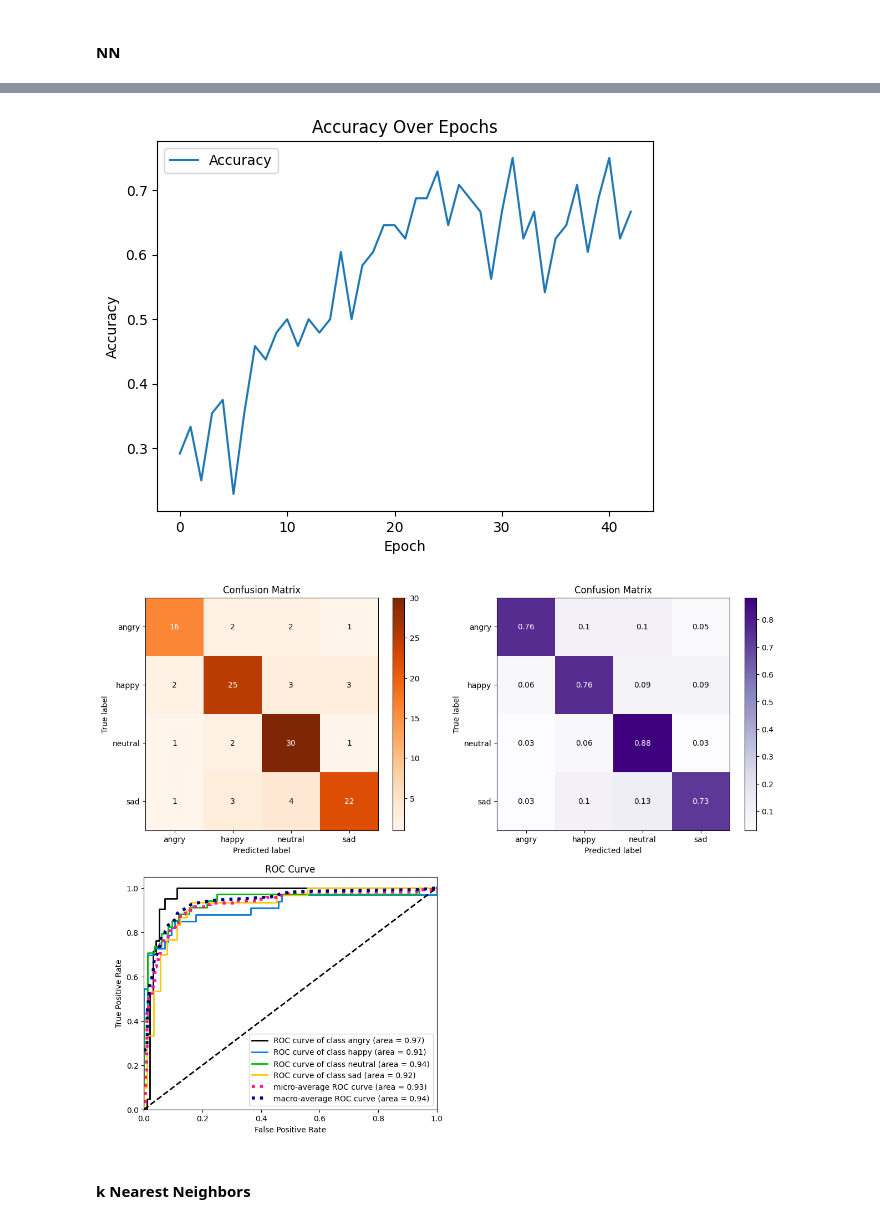
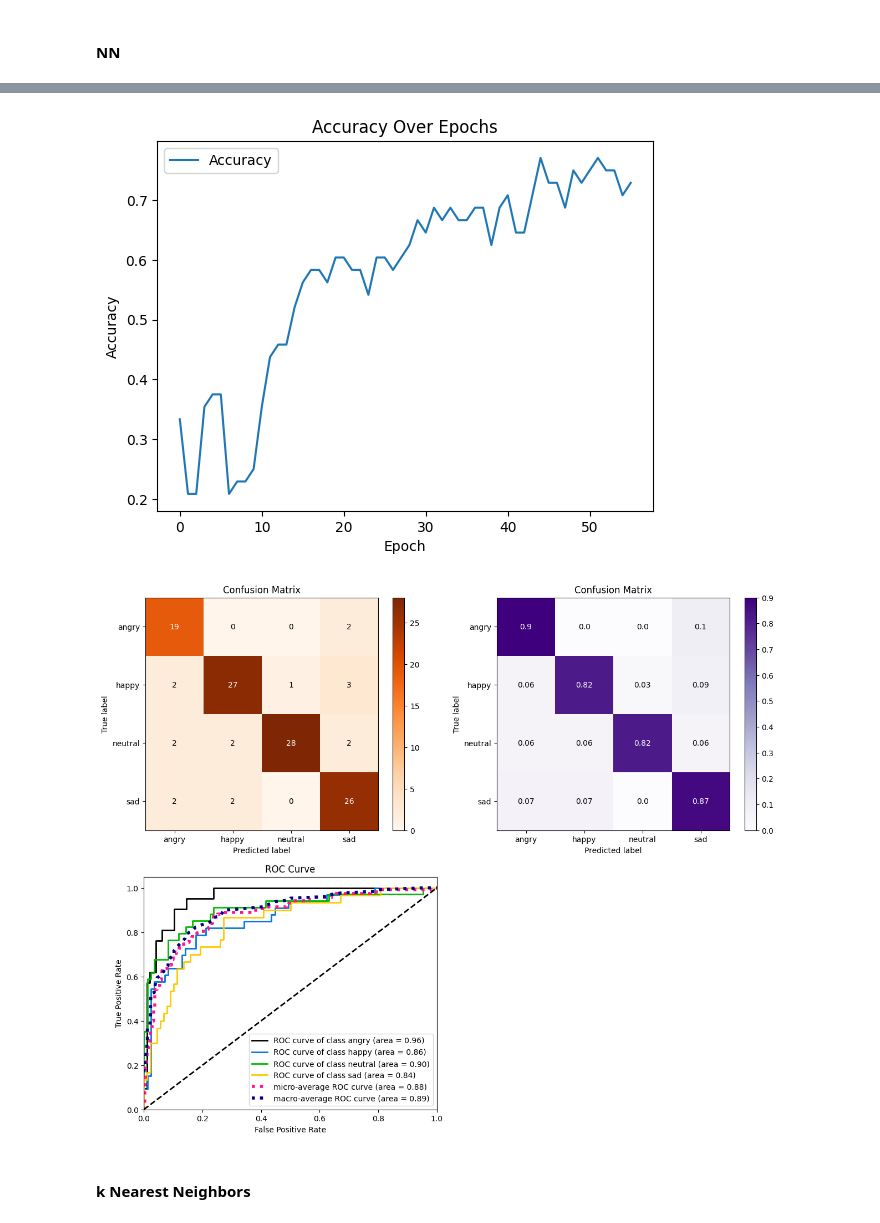
Before and after one commit to marcuslim835/IS4242-Group-3, a Jupyter notebook: Model_ws.ipynb, the cells around one changed output, grey strips where cells are left out. Drawn from its saved outputs; the diff is of its cells as text; code cells hidden in the pictures.

Commit message:
added grid search + cv

```diff
--- a/Model_ws.ipynb
+++ b/Model_ws.ipynb
@@ -224,15 +224,24 @@ plot_visualisations(val_y, pred_val_y, pred_val_y_probs)
 #### Random Forest
 # %%
 # Train RandomForestClassifier
-model_rfc = RandomForestClassifier(max_depth=50, random_state=4242, verbose=1)
-model_rfc.fit(train_X_features, train_y)
+
+param_grid = {
+    "n_estimators": np.arange(20, 101, 20),
+    "max_depth": np.arange(10, 101, 10),
+    "class_weight": ["balanced", "balanced_subsample", None],
+}
+
+model_rfc = RandomForestClassifier(random_state=4242)
+model_rfc_cv = GridSearchCV(model_rfc, param_grid, cv=5, verbose=1)
+model_rfc_cv.fit(train_X_features, train_y)
 
 # Predict on validation set
-pred_val_y = model_rfc.predict(val_X_features)
+pred_val_y = model_rfc_cv.predict(val_X_features)
 
 # Evaluate metrics
-# Evaluate metrics
 rfc_accuracy, rfc_precision, rfc_recall, rfc_f1 = calculate_metrics(val_y, pred_val_y)
+
+print(f"Best parameters: {model_rfc_cv.best_params_}")
 
 results_df = pd.DataFrame({
     'Model': ['SVM', 'RandomForestClassifier'],
@@ -318,6 +310,18 @@ Validation score did not improve more than tol=0.000100 for 10 consecutive epoch
 # %%
-loss_curve = model_nn.loss_curve_
-accuracy_curve = model_nn.validation_scores_
+# Train model with best hyperparameters
+
+model_nn_cv.best_params_['solver'] = 'adam'
+
+# Doesnt work when solver is 'lbfgs', not sure why
+model_nn_best = MLPClassifier(random_state=4242,
+                                early_stopping=True,
+                                verbose=True,
+                                **model_nn_cv.best_params_
+                                )
+model_nn_best.fit(train_X_features, train_y)
+
+loss_curve = model_nn_best.loss_curve_
+accuracy_curve = model_nn_best.validation_scores_
 
 # Plot loss curve
 plt.plot(loss_curve, label='Loss')
@@ -335,6 +339,6 @@ plt.title('Accuracy Over Epochs')
 plt.legend()
 plt.show()
 
-pred_val_y_probs = model_nn.predict_proba(val_X_features)
+pred_val_y_probs = model_nn_best.predict_proba(val_X_features)
 plot_visualisations(val_y, pred_val_y, pred_val_y_probs)
 # %% [output]
@@ -342,5 +363,5 @@ plot_visualisations(val_y, pred_val_y, pred_val_y_probs)
-[figure, old version]
+[figure, new version]
-[figure, old version]
+[figure, new version]
 # %% [markdown]
 #### k Nearest Neighbors
 # %%
```
Also changed, not shown: parts of 9 cells of this notebook.
